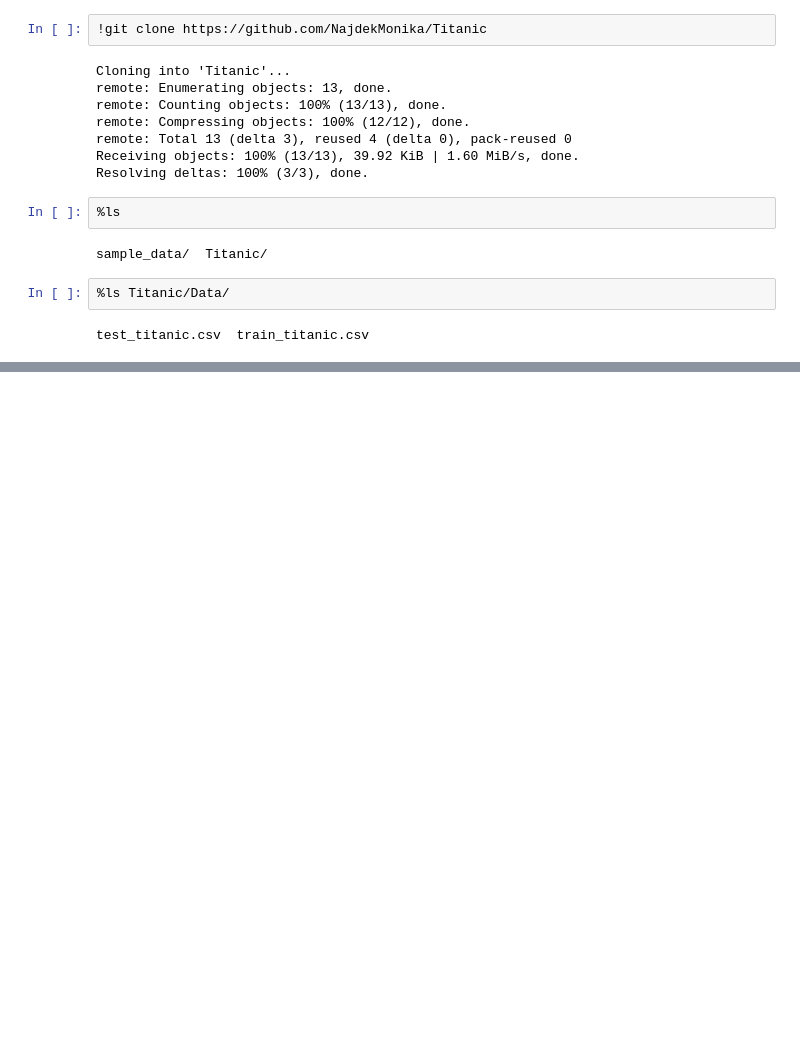
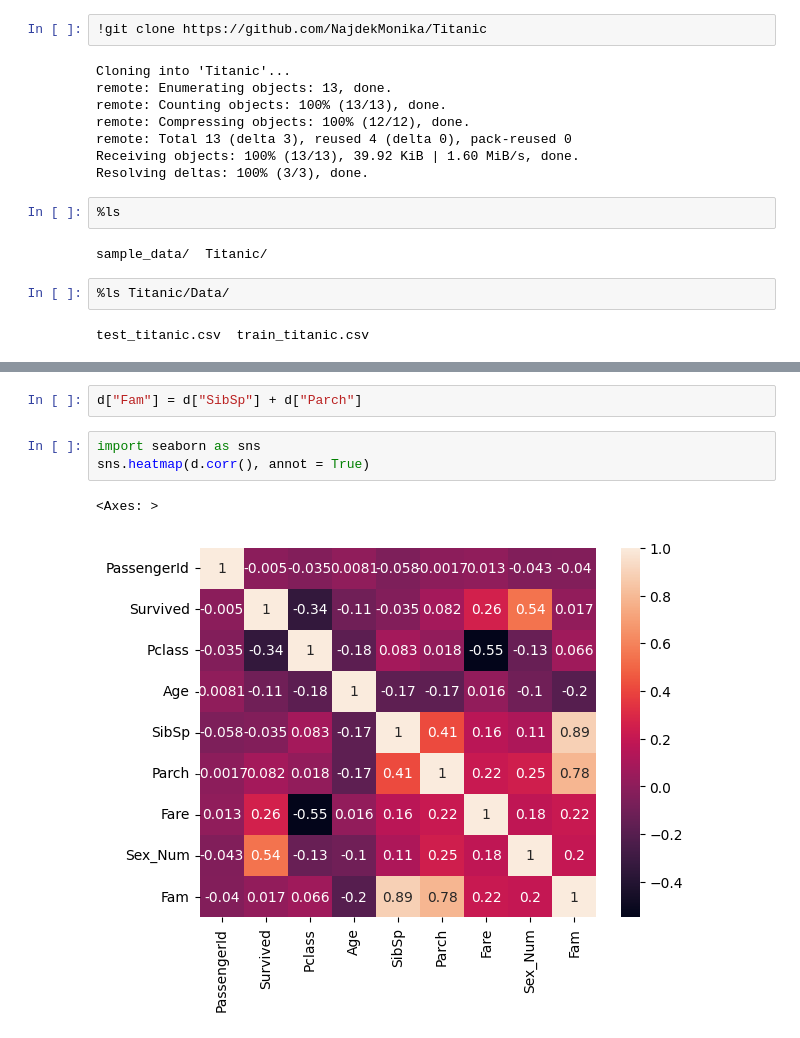
Before and after one commit to NajdekMonika/Titanic, a Jupyter notebook: Titanic.ipynb, the cells around one changed output, grey strips where cells are left out. Drawn from its saved outputs; the diff is of its cells as text; blank space fills up the shorter version.

```diff
--- a/Titanic.ipynb
+++ b/Titanic.ipynb
@@ -20,0 +146,8 @@ test_titanic.csv  train_titanic.csv
+# %%
+d["Fam"] = d["SibSp"] + d["Parch"]
+# %%
+import seaborn as sns
+sns.heatmap(d.corr(), annot = True)
+# %% [output]
+<Axes: >
+[figure, added]
```
Also changed, not shown: parts of 12 cells of this notebook.
